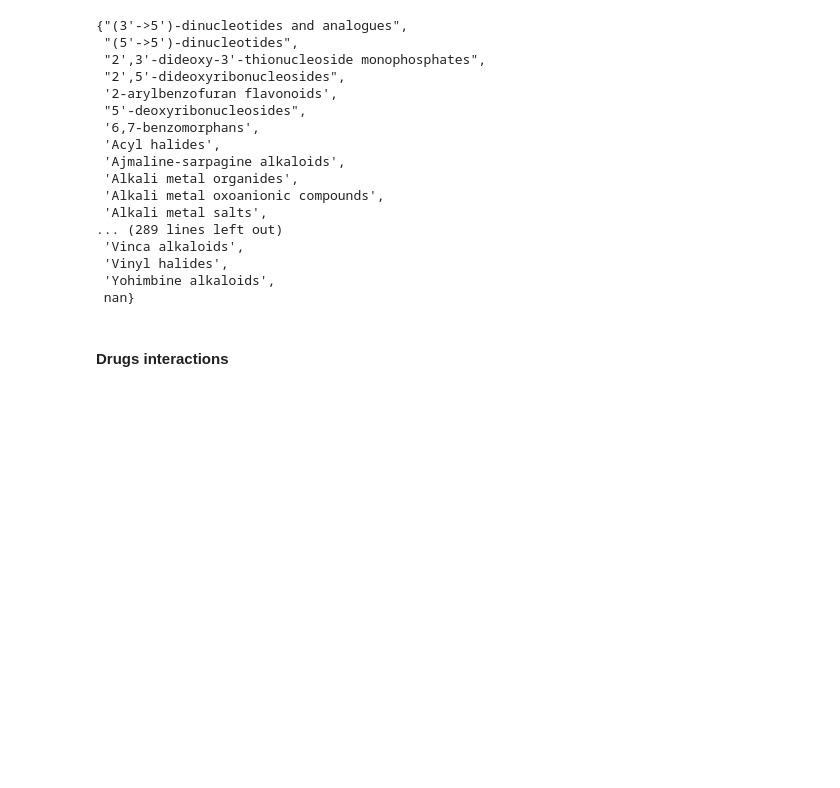
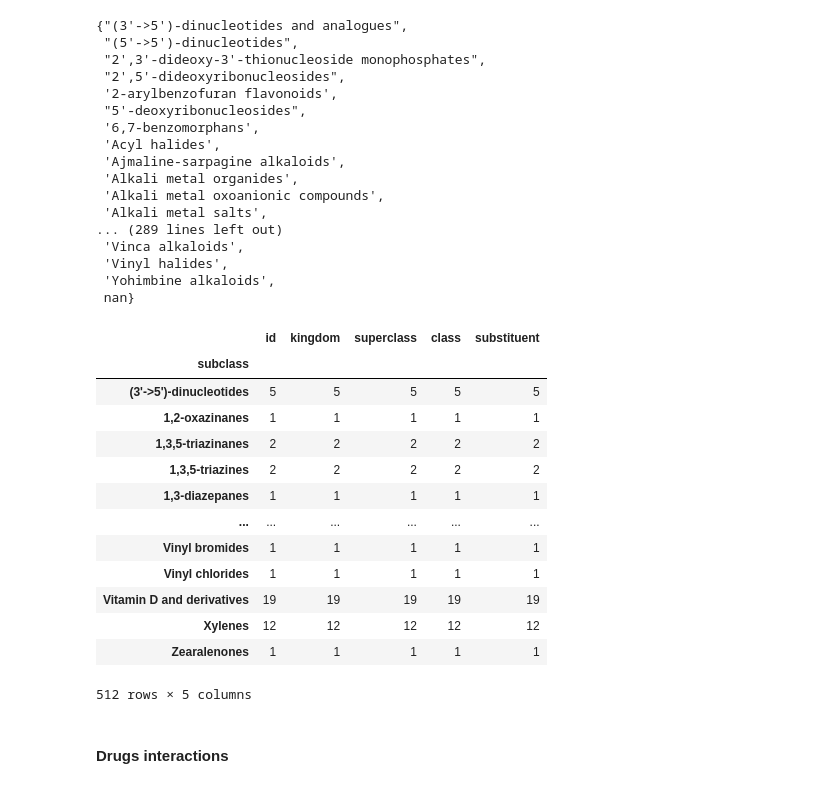
Before and after one commit to marketakrenkova/drug-interaction-prediction, a Jupyter notebook: explore_data.ipynb, the cells around one changed output. Cells and saved outputs as stored; diff of their text form; code cells hidden in the pictures; blank space fills up the shorter version.

```diff
--- a/explore_data.ipynb
+++ b/explore_data.ipynb
@@ -88,6 +88,23 @@ set(drug_class['class'])
  'Vinyl halides',
  'Yohimbine alkaloids',
  nan}
+# %%
+drug_class.groupby('subclass').count()
+# %% [output]
+|  | id | kingdom | superclass | class | substituent |
+| subclass |  |  |  |  |  |
+| (3'->5')-dinucleotides | 5 | 5 | 5 | 5 | 5 |
+| 1,2-oxazinanes | 1 | 1 | 1 | 1 | 1 |
+| 1,3,5-triazinanes | 2 | 2 | 2 | 2 | 2 |
+| 1,3,5-triazines | 2 | 2 | 2 | 2 | 2 |
+| 1,3-diazepanes | 1 | 1 | 1 | 1 | 1 |
+| ... | ... | ... | ... | ... | ... |
+| Vinyl bromides | 1 | 1 | 1 | 1 | 1 |
+| Vinyl chlorides | 1 | 1 | 1 | 1 | 1 |
+| Vitamin D and derivatives | 19 | 19 | 19 | 19 | 19 |
+| Xylenes | 12 | 12 | 12 | 12 | 12 |
+| Zearalenones | 1 | 1 | 1 | 1 | 1 |
+512 rows × 5 columns
 # %% [markdown]
 #### Drugs interactions
 # %%
```
Also changed, not shown: 6 other files.
